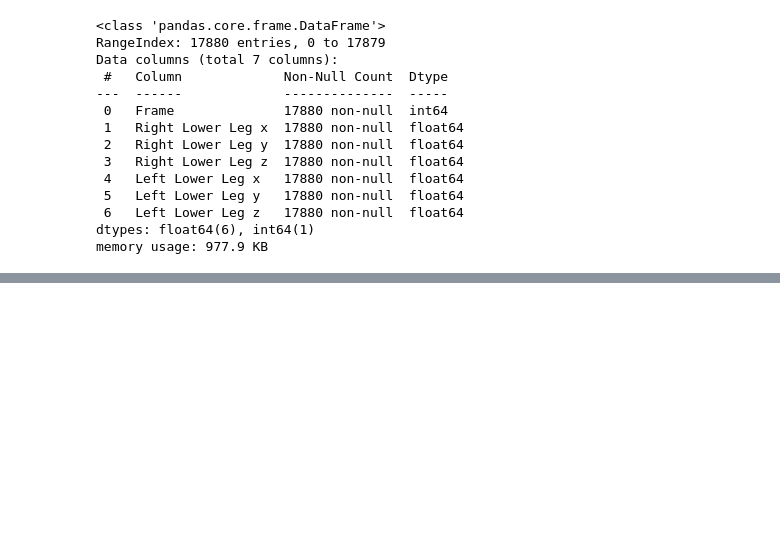
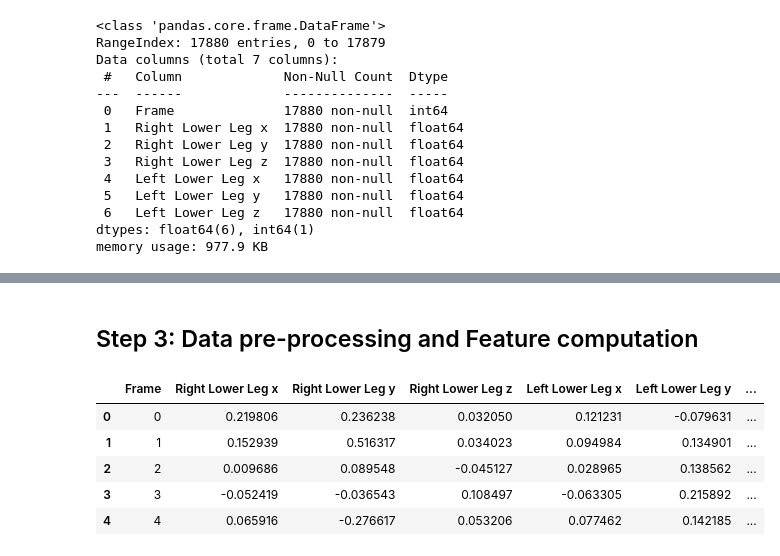
Before and after one commit to heyyytamvo/COS40007, a Jupyter notebook: Week3Portfolio/Portfolio_Week3.ipynb, the cells around one changed output, grey strips where cells are left out. Cells and saved outputs as stored; diff of their text form; code cells hidden in the pictures; blank space fills up the shorter version.

```diff
--- a/Week3Portfolio/Portfolio_Week3.ipynb
+++ b/Week3Portfolio/Portfolio_Week3.ipynb
@@ -124,0 +132,13 @@ memory usage: 4.4 MB
+# %%
+dataset_df['Set1_rms_x_y'] = ((dataset_df['Right Lower Leg x']**2 + dataset_df['Right Lower Leg y']**2) / 2)**0.5
+dataset_df['Set1_rms_y_z'] = ((dataset_df['Right Lower Leg y']**2 + dataset_df['Right Lower Leg z']**2) / 2)**0.5
+dataset_df['Set1_rms_z_x'] = ((dataset_df['Right Lower Leg x']**2 + dataset_df['Right Lower Leg z']**2) / 2)**0.5
+dataset_df['Set1_rms_x_y_z'] = ((dataset_df['Right Lower Leg x']**2 + dataset_df['Right Lower Leg y']**2 + dataset_df['Right Lower Leg z']**2) / 3)**0.5
+dataset_df['Set1_roll'] = np.roll(
+    180 * np.arctan2(dataset_df['Right Lower Leg y'],
+    np.sqrt(dataset_df['Right Lower Leg x']**2 + dataset_df['Right Lower Leg z']**2)) / np.pi, 1
+)
+dataset_df['Set1_pitch'] = 180 * np.arctan2(
+    dataset_df['Right Lower Leg x'],
+    np.sqrt(dataset_df['Right Lower Leg y']**2 + dataset_df['Right Lower Leg z']**2)
+    ) / np.pi
@@ -124,0 +170,13 @@ memory usage: 4.4 MB
+# %%
+dataset_df['Set2_rms_x_y'] = ((dataset_df['Left Lower Leg x']**2 + dataset_df['Left Lower Leg y']**2) / 2)**0.5
+dataset_df['Set2_rms_y_z'] = ((dataset_df['Left Lower Leg y']**2 + dataset_df['Left Lower Leg z']**2) / 2)**0.5
+dataset_df['Set2_rms_z_x'] = ((dataset_df['Left Lower Leg x']**2 + dataset_df['Left Lower Leg z']**2) / 2)**0.5
+dataset_df['Set2_rms_x_y_z'] = ((dataset_df['Left Lower Leg x']**2 + dataset_df['Left Lower Leg y']**2 + dataset_df['Left Lower Leg z']**2) / 3)**0.5
+dataset_df['Set2_roll'] = np.roll(
+    180 * np.arctan2(dataset_df['Left Lower Leg y'],
+    np.sqrt(dataset_df['Left Lower Leg x']**2 + dataset_df['Left Lower Leg z']**2)) / np.pi, 1
+)
+dataset_df['Set2_pitch'] = 180 * np.arctan2(
+    dataset_df['Left Lower Leg x'],
+    np.sqrt(dataset_df['Left Lower Leg y']**2 + dataset_df['Left Lower Leg z']**2)
+    ) / np.pi
@@ -124,0 +203,6 @@ memory usage: 4.4 MB
+# %%
+boning_df['label'] = 0
+slicing_df['label'] = 1
+labelDf = pd.concat([boning_df['label'], slicing_df['label']], ignore_index=True)
+dataset_df['label'] = labelDf
+dataset_df.info()
@@ -124,0 +237,11 @@ memory usage: 4.4 MB
+# %% [markdown]
+## Step 3: Data pre-processing and Feature computation
+# %%
+dataset_df.head()
+# %% [output]
+|  | Frame | Right Lower Leg x | Right Lower Leg y | Right Lower Leg z | Left Lower Leg x | Left Lower Leg y | ... |
+| 0 | 0 | 0.219806 | 0.236238 | 0.032050 | 0.121231 | -0.079631 | ... |
+| 1 | 1 | 0.152939 | 0.516317 | 0.034023 | 0.094984 | 0.134901 | ... |
+| 2 | 2 | 0.009686 | 0.089548 | -0.045127 | 0.028965 | 0.138562 | ... |
+| 3 | 3 | -0.052419 | -0.036543 | 0.108497 | -0.063305 | 0.215892 | ... |
+| 4 | 4 | 0.065916 | -0.276617 | 0.053206 | 0.077462 | 0.142185 | ... |
```
Also changed, not shown: parts of 37 cells of this notebook, 1 other file.
